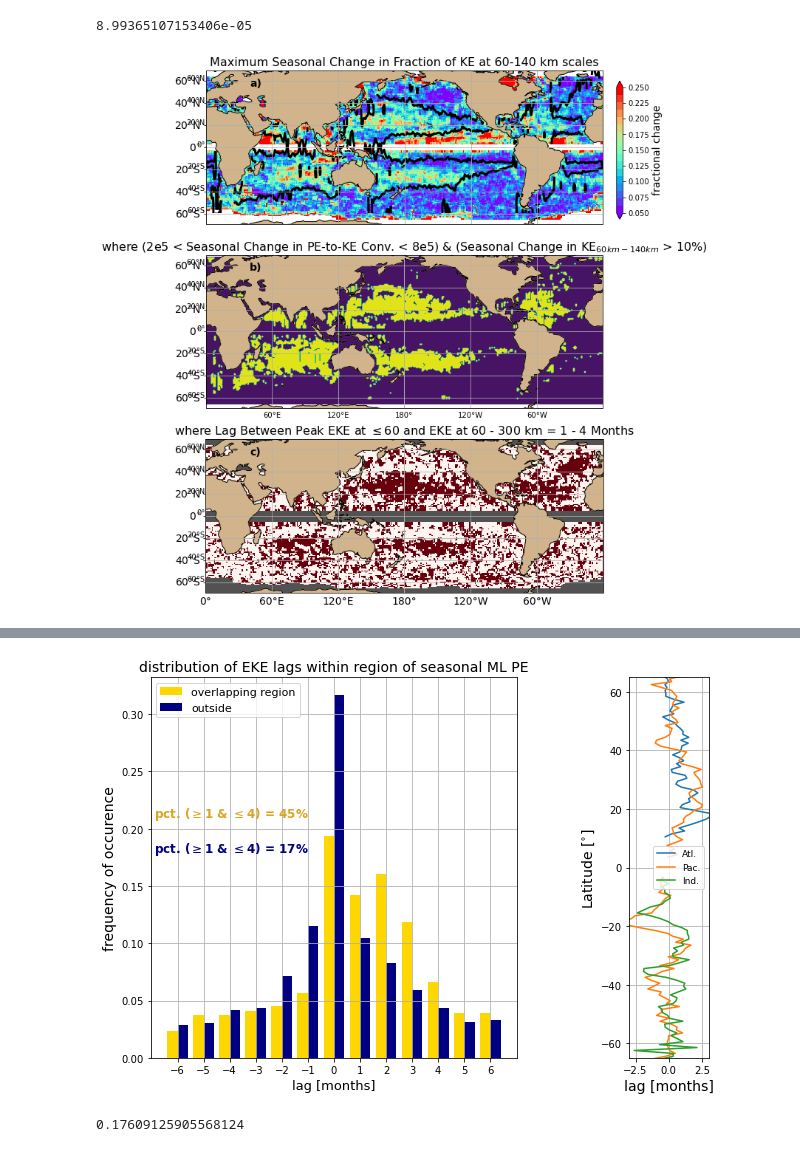
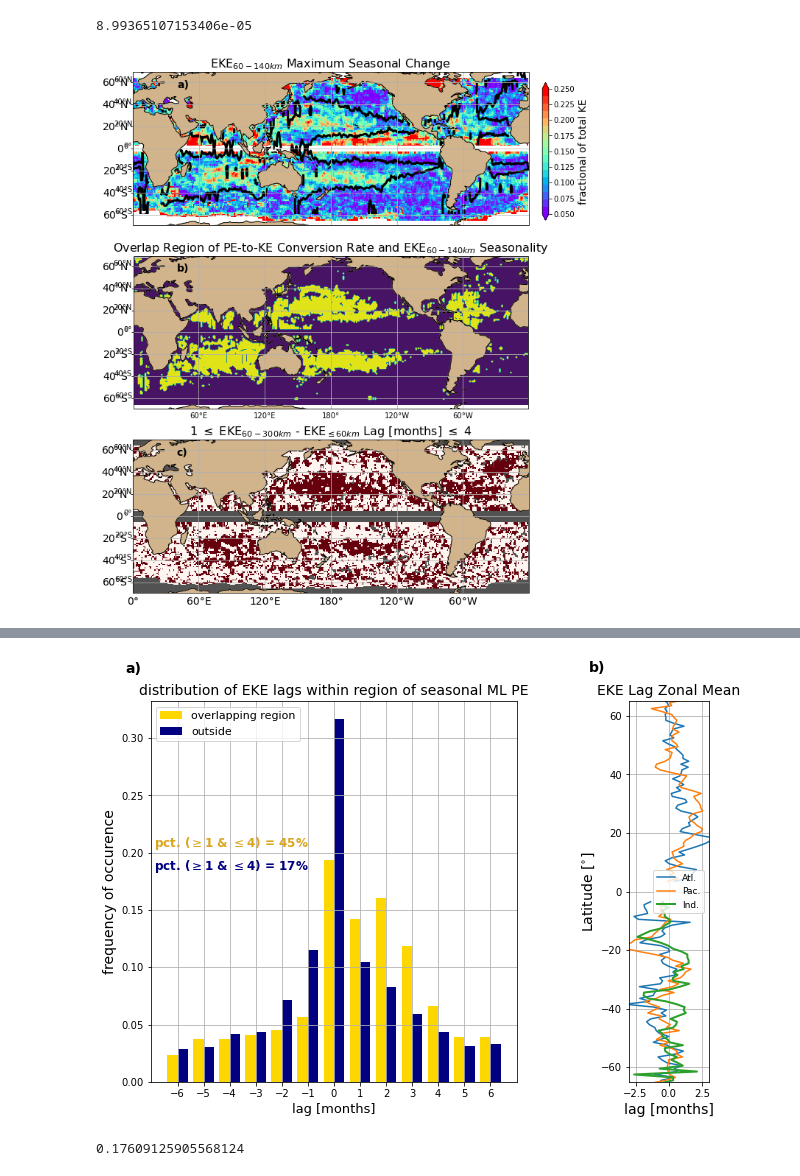
Before and after one commit to jakesteinberg/CPT, a Jupyter notebook: global_along_track_synthesis.ipynb, the cells around one changed output, grey strips where cells are left out. Cells and saved outputs as stored; diff of their text form; code cells hidden in the pictures.

```diff
--- a/global_along_track_synthesis.ipynb
+++ b/global_along_track_synthesis.ipynb
@@ -876,9 +883,9 @@ ax0.coastlines()
 cbpos = [0.845, 0.665, 0.01, 0.2]
 cax = f.add_axes(cbpos)
 cb = f.colorbar(axp, cax=cax, orientation='vertical', extend='both')
-cb.set_label(label='fractional change', fontsize=14)
+cb.set_label(label='fractional of total KE', fontsize=14)
 ax0.set_ylim([np.nanmin(lat_bin_c), np.nanmax(lat_bin_c)])
-ax0.set_title('Maximum Seasonal Change in Fraction of KE at 60-140 km scales', fontsize=16)
+ax0.set_title('EKE$_{60-140 km}$ Maximum Seasonal Change', fontsize=16)
 gl = ax0.gridlines(draw_labels=True)
 gl.xlabels_top = False
 gl.xlabels_bottom = False
@@ -888,8 +895,8 @@ ax.contourf(lon_bin_c,lat_bin_c[bi], test_m,levels=np.arange(0,1.1,0.1),transfor
 ax.add_feature(cartopy.feature.LAND, color='#D2B48C',zorder=1)
 # ax.set_title(r'where (Seasonal ML PE > Mean Seasonal ML PE) & (Seasonal Change in KE$_{60km-140km}$ > 10%)',\
 #              fontsize=15)
-ax.set_title(r'where (2e5 < Seasonal Change in PE-to-KE Conv. < 8e5) & (Seasonal Change in KE$_{60km-140km}$ > 10%)',\
-             fontsize=16)
+# ax.set_title(r'where (2e5 < Seasonal Change in PE-to-KE Conv. < 8e5) & (Seasonal Change in KE$_{60km-140km}$ > 10%)',fontsize=16)
+ax.set_title('Overlap Region of PE-to-KE Conversion Rate and EKE$_{60-140 km}$ Seasonality', fontsize=16)
 ax.coastlines()
 ax.set_ylim([np.nanmin(lat_bin_c), np.nanmax(lat_bin_c)])
 gl = ax.gridlines(draw_labels=True)
@@ -910,8 +917,9 @@ mol_xr.isel(longitude=lon_xr, latitude=lat_xr_s).plot(ax=ax2,transform=ccrs.Plat
                                                              cmap=cmap_lag, zorder=0, add_colorbar=False)
 # ax2.contour(lon_bin_c,lat_bin_c[bi], test_m,levels=[1],transform=ccrs.PlateCarree(),color='k',linewidths=1)
 # ax2.set_title('lag (peak month difference between EKE$_{<60km}$ and EKE$_{60-300km}$)', fontsize=15)
-ax2.set_title('where Lag Between Peak EKE at $\leq$' + str(np.int(coarsening_factors[scale1][0]*hor_grid_spacing)) + \
-              ' and EKE at ' + str(np.int(coarsening_factors[scale1][0]*hor_grid_spacing)) + ' - ' + str(np.int(coarsening_factors[scale2][0]*hor_grid_spacing)) + ' km = 1 - 4 Months', fontsize=16)
+# ax2.set_title('where Lag Between Peak EKE at $\leq$' + str(np.int(coarsening_factors[scale1][0]*hor_grid_spacing)) + \
+#               ' and EKE at ' + str(np.int(coarsening_factors[scale1][0]*hor_grid_spacing)) + ' - ' + str(np.int(coarsening_factors[scale2][0]*hor_grid_spacing)) + ' km = 1 - 4 Months', fontsize=16)
+ax2.set_title('1 $\leq$ EKE$_{60-300km}$ - EKE$_{\leq 60km}$ Lag [months] $\leq$ 4', fontsize=16)
 ax2.set_xlabel('Longitude [$^{\circ}$]',fontsize=14)
 ax2.set_ylabel('Latitude [$^{\circ}$]',fontsize=14)
 ax2.add_feature(cartopy.feature.LAND, color='#D2B48C',zorder=1)
@@ -948,35 +956,35 @@ data_coords = {'latitude': lat_bin_c[bi], 'longitude': lon_bin_c}
 # cmap = mpl.colors.LinearSegmentedColormap.from_list('Custom cmap', cmaplist, cmap.N)
 # norm = mpl.colors.BoundaryNorm(np.arange(0,7), cmap.N)
 # cb = f.colorbar(pel, cax=cax, orientation='vertical', label='lag [month]', ticks=np.arange(-1,7)+.5)
 # cb.ax.set_yticklabels([-1, 0, 1, 2, 3, 4, 5, 6], fontsize=12)
 # ax3.set_ylim([np.nanmin(lat_bin_c), np.nanmax(lat_bin_c)])
 # gl = ax3.gridlines(draw_labels=True)
 # gl.xlabels_top = False
 # ibc = '#525252'
 # ax3.set_facecolor(ibc)
 
 
 ax0.text(40, 55, 'a)', fontsize=14, fontweight='bold', transform=ccrs.PlateCarree())
 ax.text(40, 55, 'b)', fontsize=14, fontweight='bold', transform=ccrs.PlateCarree())
 ax2.text(40, 55, 'c)', fontsize=14, fontweight='bold', transform=ccrs.PlateCarree())
 # ax3.text(40, 55, 'd)', fontsize=13, fontweight='bold', transform=ccrs.PlateCarree())
 ax0.set_yticks([-60, -40, -20, 0, 20, 40, 60])
 ax0.set_yticklabels(['60$^{\circ}$S', '40$^{\circ}$S', '20$^{\circ}$S', '0$^{\circ}$', '20$^{\circ}$N', '40$^{\circ}$N', '60$^{\circ}$N'],fontsize=14)
 ax.set_yticks([-60, -40, -20, 0, 20, 40, 60])
 ax.set_yticklabels(['60$^{\circ}$S', '40$^{\circ}$S', '20$^{\circ}$S', '0$^{\circ}$', '20$^{\circ}$N', '40$^{\circ}$N', '60$^{\circ}$N'],fontsize=14)
 ax2.set_yticks([-60, -40, -20, 0, 20, 40, 60])
 ax2.set_yticklabels(['60$^{\circ}$S', '40$^{\circ}$S', '20$^{\circ}$S', '0$^{\circ}$', '20$^{\circ}$N', '40$^{\circ}$N', '60$^{\circ}$N'],fontsize=14)
 # ax3.set_yticks([-60, -40, -20, 0, 20, 40, 60])
 # ax3.set_yticklabels(['60$^{\circ}$S', '40$^{\circ}$S', '20$^{\circ}$S', '0$^{\circ}$', '20$^{\circ}$N', '40$^{\circ}$N', '60$^{\circ}$N'])
 ax0.set_ylabel('')
 ax.set_ylabel('')
 ax2.set_ylabel('')
 gl.xlabel_style = {'fontsize': 14}
 # ax3.set_ylabel('')
 
-f.savefig('/Users/jakesteinberg/Desktop/cpt_manuscript_figures/r2/region_overlap_apeRate_2.jpg', dpi=500)
+f.savefig('/Users/jakesteinberg/Desktop/cpt_manuscript_figures/r2/region_overlap_apeRate.jpg', dpi=400)
 # %% [output]
-[figure, old version]
+[figure, new version]
 # %%
 mo_lag_smooth = np.nan * np.ones(np.shape(mo_lag))
 for i in range(np.shape(mo_lag)[1]):
@@ -1046,28 +1054,30 @@ ax.set_ylabel('frequency of occurence',fontsize=14)
 ax.set_title('distribution of EKE lags within region of seasonal ML PE',fontsize=14)
 in_lags = len(np.where((np.array([lag_list]) >= 1) & (np.array([lag_list]) <= 4))[0])/len(lag_list) # np.sum(~np.isnan(lag_list)) #
 out_lags = len(np.where((np.array([outside_list]) >= 1) & (np.array([outside_list]) <= 4))[0])/len(outside_list)
-ax.text(-6.9,.21,'pct. ($\geq$1 & $\leq$4) = ' + str(np.int(np.round(in_lags*100,0))) + '%',fontsize=12, color='#DAA520', fontweight='bold')
-ax.text(-6.9,.18,'pct. ($\geq$1 & $\leq$4) = ' + str(np.int(np.round(out_lags*100,0))) + '%',fontsize=12, color='#000080', fontweight='bold')
+ax.text(-6.9,.205,'pct. ($\geq$1 & $\leq$4) = ' + str(np.int(np.round(in_lags*100,0))) + '%',fontsize=12, color='#DAA520', fontweight='bold')
+ax.text(-6.9,.185,'pct. ($\geq$1 & $\leq$4) = ' + str(np.int(np.round(out_lags*100,0))) + '%',fontsize=12, color='#000080', fontweight='bold')
 
 atl_in = np.where((lon_bin_c > 290) & (lon_bin_c < 350))[0]
 pac_in = np.where((lon_bin_c > 150) & (lon_bin_c < 240))[0]
 ind_in = np.where((lon_bin_c > 60) & (lon_bin_c < 120))[0]
-atl_lat = np.where((lat_bin_c > 10))[0]
+# atl_lat = np.where((lat_bin_c > 10))[0]
 ind_lat = np.where(lat_bin_c < 0)[0]
 ind_lat = np.where(lat_bin_c < 0)[0]
-ax2.plot(np.nanmean(mo_lag[atl_in,:][:,atl_lat],axis=0),lat_bin_c[atl_lat],label='Atl.')
+ax2.plot(np.nanmean(mo_lag[atl_in,:],axis=0),lat_bin_c, label='Atl.')
 ax2.plot(np.nanmean(mo_lag[pac_in,:],axis=0),lat_bin_c, label='Pac.')
-ax2.plot(np.nanmean(mo_lag[ind_in,:][:,ind_lat],axis=0),lat_bin_c[ind_lat], label='Ind.')
+ax2.plot(np.nanmean(mo_lag[ind_in,:][:,ind_lat],axis=0),lat_bin_c[ind_lat], label='Ind.', linewidth=2)
 ax2.legend(loc='middle left', fontsize=9)
 ax2.set_xlim([-3,3])
 ax2.set_ylim([-65, 65])
 ax2.set_ylabel('Latitude [$^{\circ}$]', fontsize=14)
 ax2.set_xlabel('lag [months]', fontsize=14)
+ax2.set_title('EKE Lag Zonal Mean', fontsize=14)
 ax2.grid()
-
-# fig.savefig('/Users/jakesteinberg/Desktop/cpt_manuscript_figures/r2/pct_lag_in_pe_regions_apeRate_2.jpg', dpi=500)
+ax.text(-8, 0.357, 'a)', fontweight='bold', fontsize=14)
+ax2.text(-6, 75, 'b)', fontweight='bold', fontsize=14)
+fig.savefig('/Users/jakesteinberg/Desktop/cpt_manuscript_figures/r2/pct_lag_in_pe_regions_apeRate.jpg', dpi=500)
 # %% [output]
-[figure, old version]
+[figure, new version]
 # %%
 np.log10(1.5)
 # %% [output]
```
Also changed, not shown: parts of 4 cells of this notebook, 1 other file.
